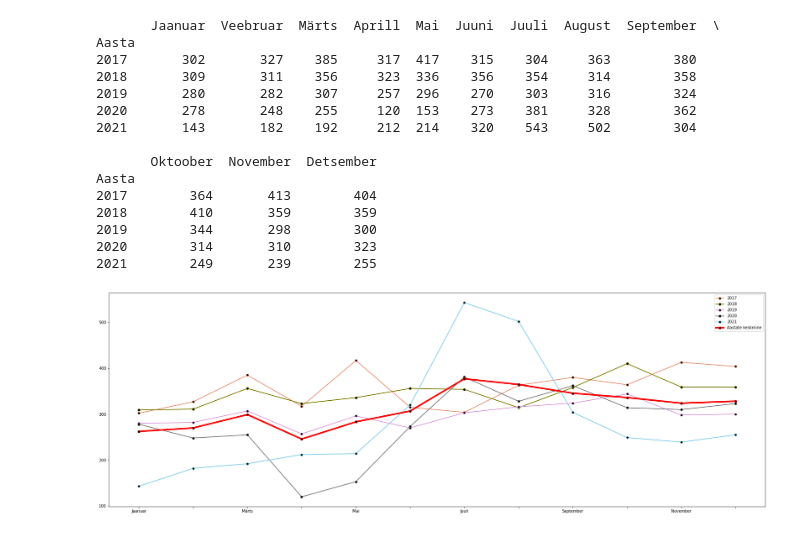
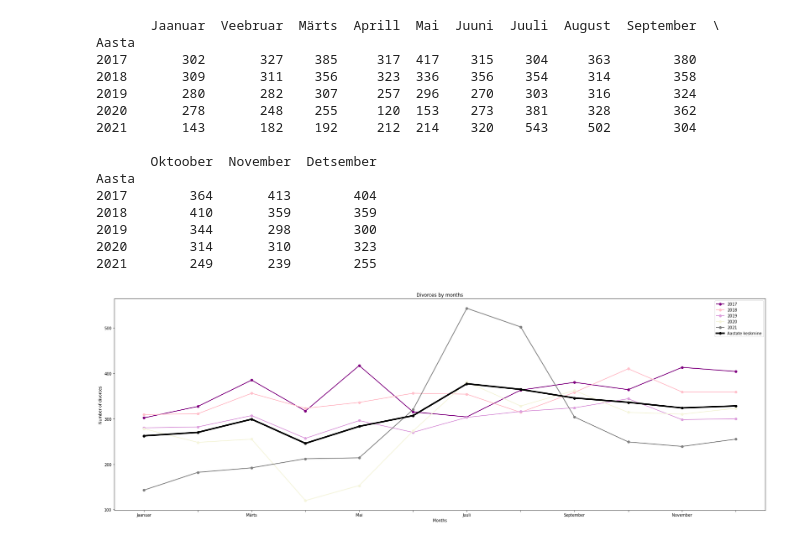
Before and after one commit to KarinRosen/Introduction-to-Data-Science-project, a Jupyter notebook: kuude_kaupa.ipynb, the cells around one changed output. Saved outputs shown, nothing was run; the diff lists cells and outputs as text; code cells hidden in the pictures.

```diff
--- a/kuude_kaupa.ipynb
+++ b/kuude_kaupa.ipynb
@@ -54,35 +36,40 @@ summad = kuud_maakonnad_koos.groupby("Aasta").sum()
 summad= summad.drop(columns = ["Lahutused kokku"])
 summadesummad = summad.sum()
 kuud = mn[1:]
 print(summad)
 i = 0
 
-colors = ['darksalmon', 'olive', 'plum', 'gray', 'skyblue']
+colors = ['purple', 'pink', 'plum', 'beige', 'gray']
 y= [1312/5, 1350/5, 1495/5, 1229/5, 1416/5, 1534/5, 1885/5, 1823/5, 1728/5,1681/5,1619/5, 1641/5]
 
 for index, row in summad.iterrows():
 
-    row.plot(kind = 'line', color = str(colors[i]),  marker='o', markerfacecolor='black',figsize=(30, 10), label=str(index), linewidth=2)
+    row.plot(kind = 'line', color = str(colors[i]),  marker='o',figsize=(30, 10), label=str(index), linewidth=2)
     i+=1
-
-plt.plot(kuud, y,color = "red", marker='o', markerfacecolor='black', label="Aastate keskmine", linewidth=4)
+plt.xlabel('Months')
+plt.ylabel('Number of divorces')
+plt.title("Divorces by months")
+plt.plot(kuud, y,color = "black", marker='o', label="Aastate keskmine", linewidth=4)
 plt.xticks(kuud)
 plt.legend()
+plt.savefig('kuud.pdf')
+
+
 plt.show()
 # %% [output]
        Jaanuar  Veebruar  Märts  Aprill  Mai  Juuni  Juuli  August  September  \
 Aasta
 2017       302       327    385     317  417    315    304     363        380
 2018       309       311    356     323  336    356    354     314        358
 2019       280       282    307     257  296    270    303     316        324
 2020       278       248    255     120  153    273    381     328        362
 2021       143       182    192     212  214    320    543     502        304
 
        Oktoober  November  Detsember
 Aasta
 2017        364       413        404
 2018        410       359        359
 2019        344       298        300
 2020        314       310        323
 2021        249       239        255
-[figure, old version]
+[figure, new version]
```
Also changed, not shown: parts of 3 cells of this notebook, 1 other file.
